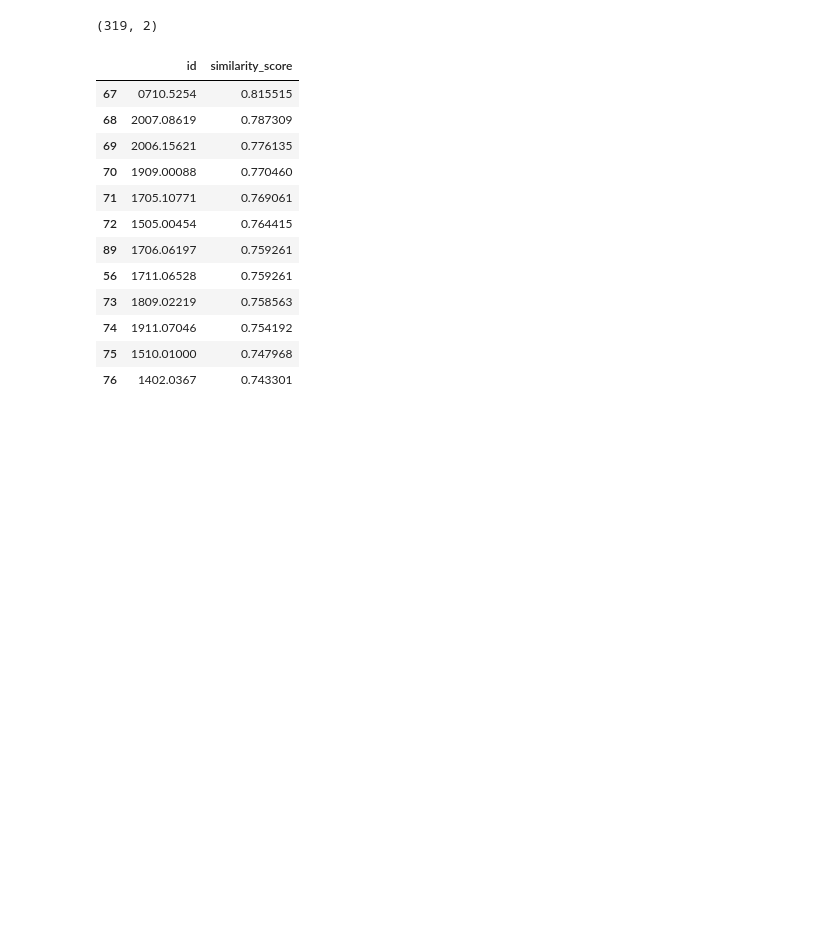
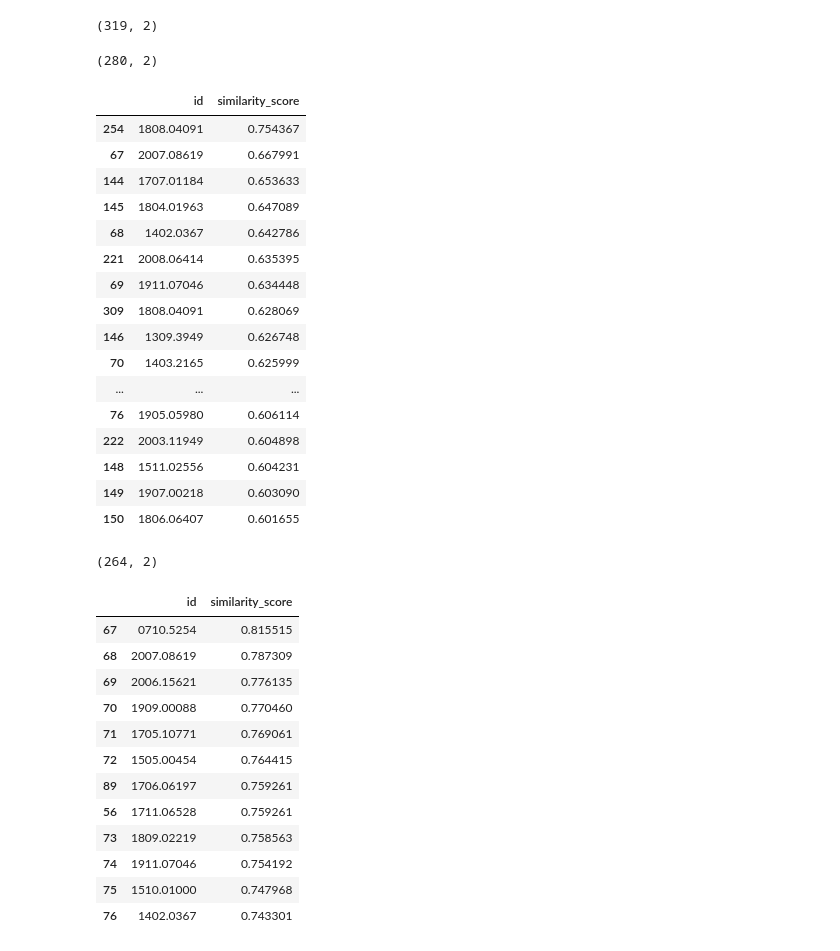
Before and after one commit to malvo06/Recsys-arXiv, a Jupyter notebook: Similar Authors.ipynb, the cells around one changed output. Saved outputs shown, nothing was run; the diff lists cells and outputs as text; code cells hidden in the pictures; blank space fills up the shorter version.

```diff
--- a/Similar Authors.ipynb
+++ b/Similar Authors.ipynb
@@ -218,6 +229,42 @@ NUM_OF_AUTHORS = 10
 organize_papers.shape
 # %% [output]
 (319, 2)
+# %%
+
+users_articles = author_data.loc[user, 'Articles']
+
+for i in range(num_art):
+    organize_papers = organize_papers[organize_papers.id != users_articles[i]]
+
+organize_papers.shape
+# %% [output]
+(280, 2)
+# %%
+organize_papers.head(20)
+# %% [output]
+|  | id | similarity_score |
+| 254 | 1808.04091 | 0.754367 |
+| 67 | 2007.08619 | 0.667991 |
+| 144 | 1707.01184 | 0.653633 |
+| 145 | 1804.01963 | 0.647089 |
+| 68 | 1402.0367 | 0.642786 |
+| 221 | 2008.06414 | 0.635395 |
+| 69 | 1911.07046 | 0.634448 |
+| 309 | 1808.04091 | 0.628069 |
+| 146 | 1309.3949 | 0.626748 |
+| 70 | 1403.2165 | 0.625999 |
+| ... | ... | ... |
+| 76 | 1905.05980 | 0.606114 |
+| 222 | 2003.11949 | 0.604898 |
+| 148 | 1511.02556 | 0.604231 |
+| 149 | 1907.00218 | 0.603090 |
+| 150 | 1806.06407 | 0.601655 |
+# %%
+organize_papers = organize_papers.drop_duplicates(subset=['id'])
+organize_papers.shape
+#organize_papers.head(20)
+# %% [output]
+(264, 2)
 # %%
 organize_papers.iloc[29:41]
 # %% [output]
```
Also changed, not shown: parts of 6 cells of this notebook.
